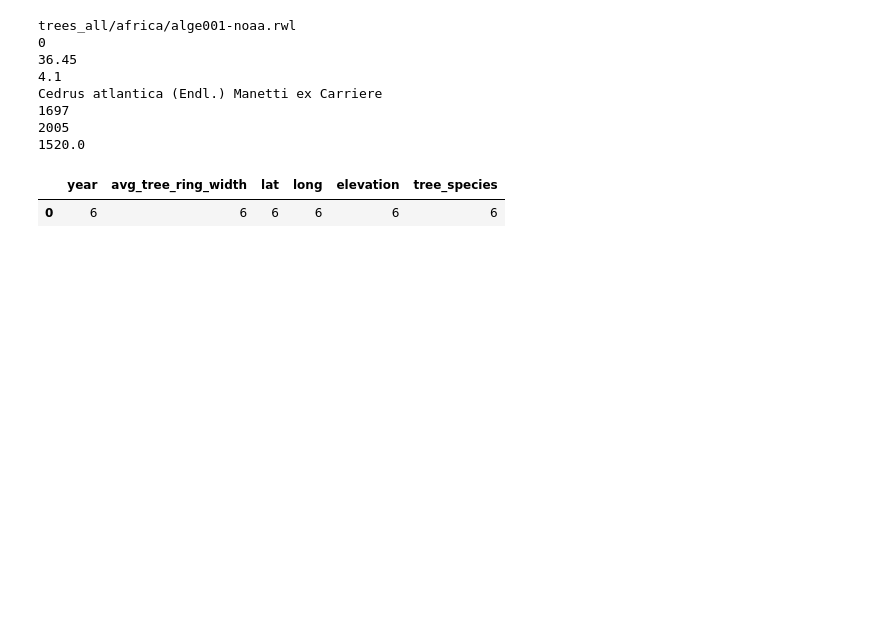
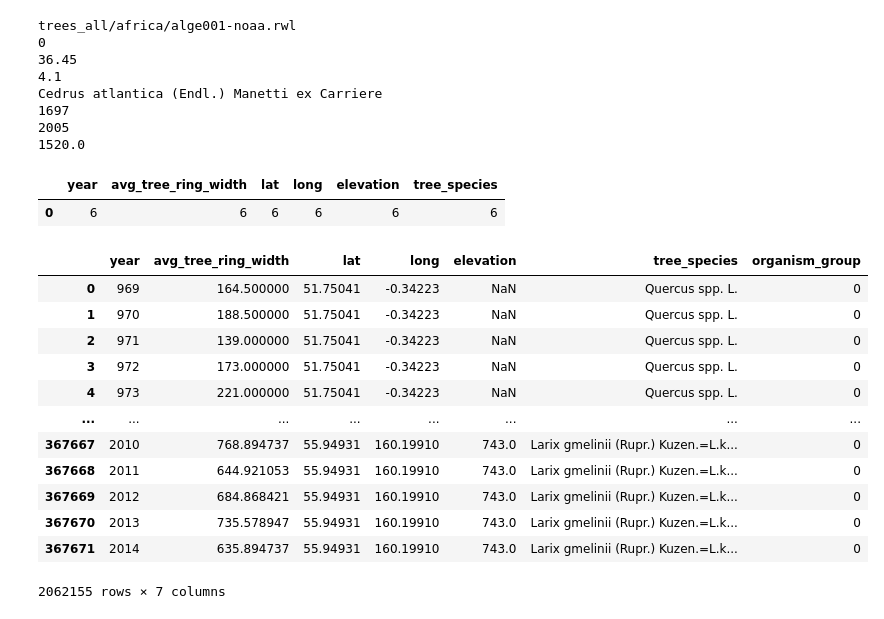
Before and after one commit to p-ai-org/p-climate, a Jupyter notebook: data_cleaning/tree_cleaning.ipynb, the cells around one changed output. Saved outputs shown, nothing was run; the diff lists cells and outputs as text; code cells hidden in the pictures; blank space fills up the shorter version.

```diff
--- a/data_cleaning/tree_cleaning.ipynb
+++ b/data_cleaning/tree_cleaning.ipynb
@@ -241,3 +241,19 @@ for i in range(1, 6):
 
 combined_df = pd.concat(dfs)
 combined_df.to_csv('tree_data.csv', index=False)
+# %%
+combined_df
+# %% [output]
+|  | year | avg_tree_ring_width | lat | long | elevation | tree_species | organism_group |
+| 0 | 969 | 164.500000 | 51.75041 | -0.34223 | NaN | Quercus spp. L. | 0 |
+| 1 | 970 | 188.500000 | 51.75041 | -0.34223 | NaN | Quercus spp. L. | 0 |
+| 2 | 971 | 139.000000 | 51.75041 | -0.34223 | NaN | Quercus spp. L. | 0 |
+| 3 | 972 | 173.000000 | 51.75041 | -0.34223 | NaN | Quercus spp. L. | 0 |
+| 4 | 973 | 221.000000 | 51.75041 | -0.34223 | NaN | Quercus spp. L. | 0 |
+| ... | ... | ... | ... | ... | ... | ... | ... |
+| 367667 | 2010 | 768.894737 | 55.94931 | 160.19910 | 743.0 | Larix gmelinii (Rupr.) Kuzen.=L.k... | 0 |
+| 367668 | 2011 | 644.921053 | 55.94931 | 160.19910 | 743.0 | Larix gmelinii (Rupr.) Kuzen.=L.k... | 0 |
+| 367669 | 2012 | 684.868421 | 55.94931 | 160.19910 | 743.0 | Larix gmelinii (Rupr.) Kuzen.=L.k... | 0 |
+| 367670 | 2013 | 735.578947 | 55.94931 | 160.19910 | 743.0 | Larix gmelinii (Rupr.) Kuzen.=L.k... | 0 |
+| 367671 | 2014 | 635.894737 | 55.94931 | 160.19910 | 743.0 | Larix gmelinii (Rupr.) Kuzen.=L.k... | 0 |
+2062155 rows × 7 columns
```
Also changed, not shown: parts of 3 cells of this notebook.
